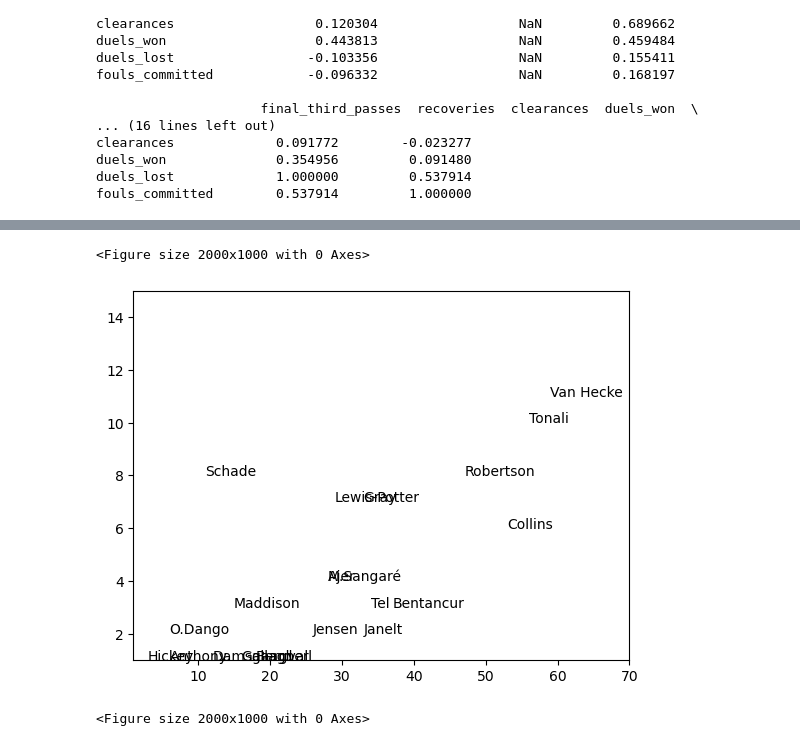
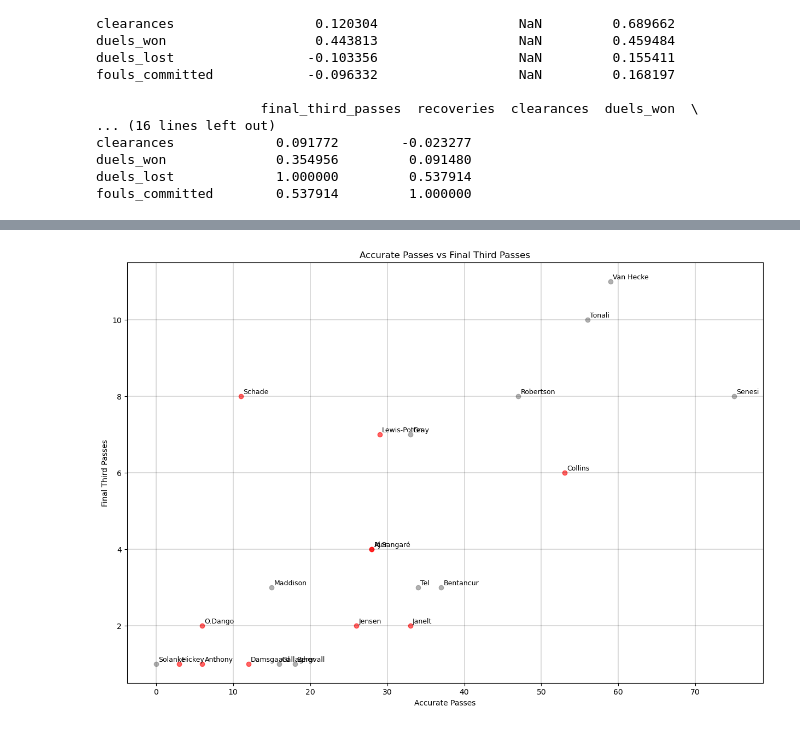
Before and after one commit to bbranduhn/EPL-Insights, a Jupyter notebook: GW1-2026-2027/gw1_spurs_bre.ipynb, the cells around one changed output, grey strips where cells are left out. Drawn from its saved outputs; the diff is of its cells as text; code cells hidden in the pictures.

```diff
--- a/GW1-2026-2027/gw1_spurs_bre.ipynb
+++ b/GW1-2026-2027/gw1_spurs_bre.ipynb
@@ -64,16 +53,36 @@ spurs_bre_players = players[(players["team_code"] == 94) | (players["team_code"]
 spurs_bre["name"] = spurs_bre["player_id"].map(
     spurs_bre_players.set_index("player_id")["web_name"]
 )
+# %%
+spurs_bre["team_code"] = spurs_bre["player_id"].map(
+    players.set_index("player_id")["team_code"]
+)
+# %%
+x_val_s = spurs_bre[spurs_bre["team_code"] == 6]["accurate_passes"]
+y_val_s = spurs_bre[spurs_bre["team_code"] == 6]["final_third_passes"]
+
+x_val_b = spurs_bre[spurs_bre["team_code"] == 94]["accurate_passes"]
+y_val_b = spurs_bre[spurs_bre["team_code"] == 94]["final_third_passes"]
 # %%
+plt.figure(figsize=(15, 10))
+
+plt.scatter(x_val_s, y_val_s, alpha=0.6, color="grey")
+plt.scatter(x_val_b, y_val_b, alpha=0.6, color="red")
+
+# Add annotations
 for _, row in spurs_bre.iterrows():
-    plt.annotate(row["name"], (row["accurate_passes"], row["final_third_passes"]))
+    plt.annotate(
+        row["name"],
+        (row["accurate_passes"], row["final_third_passes"]),
+        xytext=(3, 3),
+        textcoords="offset points",
+        fontsize=9
+    )
 
-plt.xlim(1, 70)
-plt.ylim(1, 15)
-plt.figure(figsize=(20, 10))
-
-# 3. Force the axes to show a strict 70x10 grid layout
+plt.xlabel('Accurate Passes')
+plt.ylabel('Final Third Passes')
+plt.title("Accurate Passes vs Final Third Passes")
+plt.grid(color='k', linestyle='-', linewidth=.2)
+plt.show()
 # %% [output]
-<Figure size 2000x1000 with 0 Axes>
-[figure, old version]
+[figure, new version]
-<Figure size 2000x1000 with 0 Axes>
```
Also changed, not shown: parts of 2 cells of this notebook, 5 other files.
